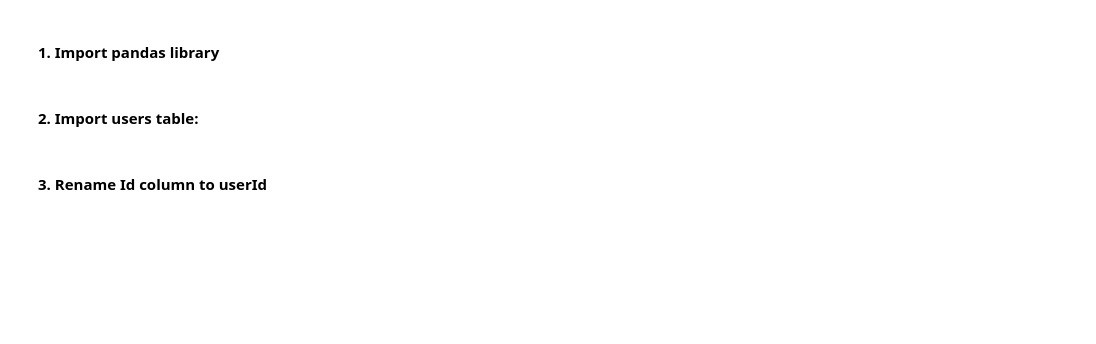
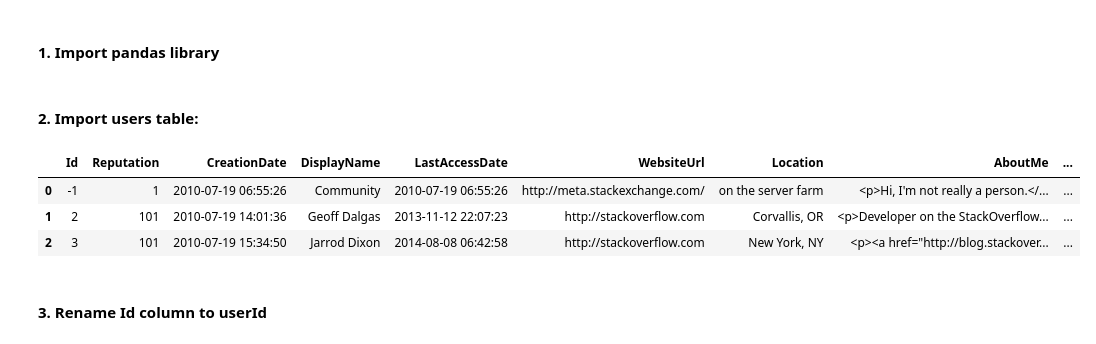
Before and after one commit to ta-data-lis/lab-data-cleaning, a Jupyter notebook: your-code/main.ipynb, the cells around one changed output. Cells and saved outputs as stored; diff of their text form; code cells hidden in the pictures; blank space fills up the shorter version.

```diff
--- a/your-code/main.ipynb
+++ b/your-code/main.ipynb
@@ -3,4 +5,13 @@
 # %% [markdown]
 #### 2. Import users table:
+# %%
+users =  pd.read_csv("users_table.csv")
+
+users.head(3)
+# %% [output]
+|  | Id | Reputation | CreationDate | DisplayName | LastAccessDate | WebsiteUrl | Location | AboutMe | ... |
+| 0 | -1 | 1 | 2010-07-19 06:55:26 | Community | 2010-07-19 06:55:26 | http://meta.stackexchange.com/ | on the server farm | <p>Hi, I'm not really a person.</... | ... |
+| 1 | 2 | 101 | 2010-07-19 14:01:36 | Geoff Dalgas | 2013-11-12 22:07:23 | http://stackoverflow.com | Corvallis, OR | <p>Developer on the StackOverflow... | ... |
+| 2 | 3 | 101 | 2010-07-19 15:34:50 | Jarrod Dixon | 2014-08-08 06:42:58 | http://stackoverflow.com | New York, NY | <p><a href="http://blog.stackover... | ... |
 # %% [markdown]
 #### 3. Rename Id column to userId
```
Also changed, not shown: parts of 11 cells of this notebook.
